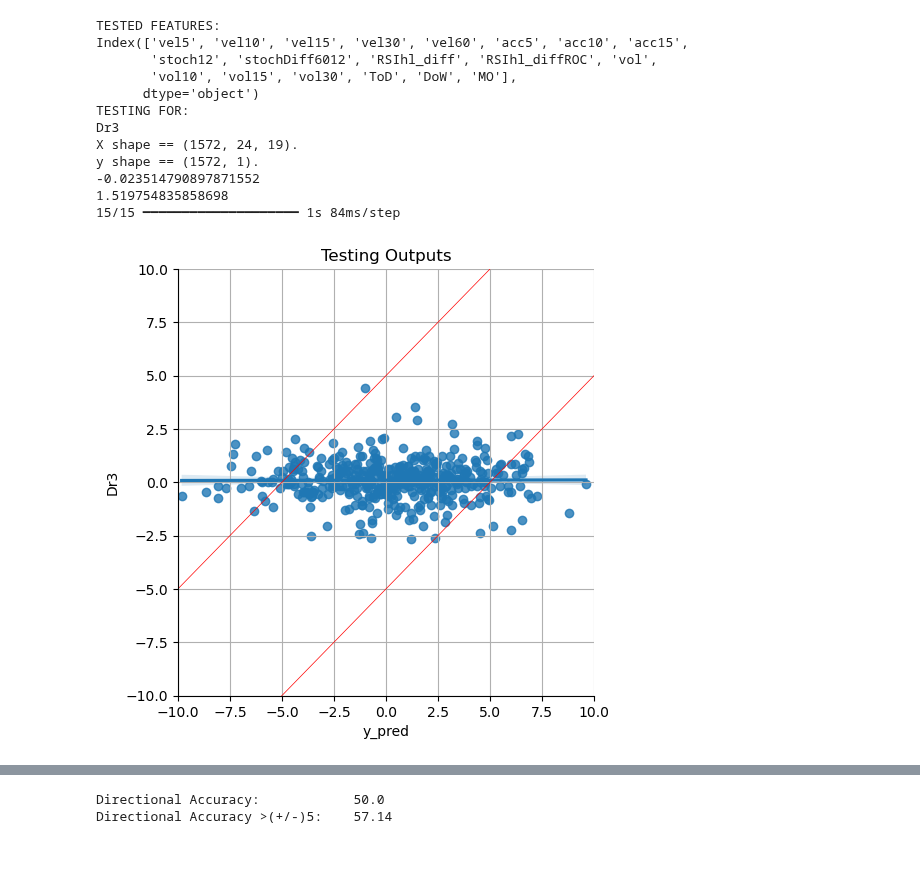
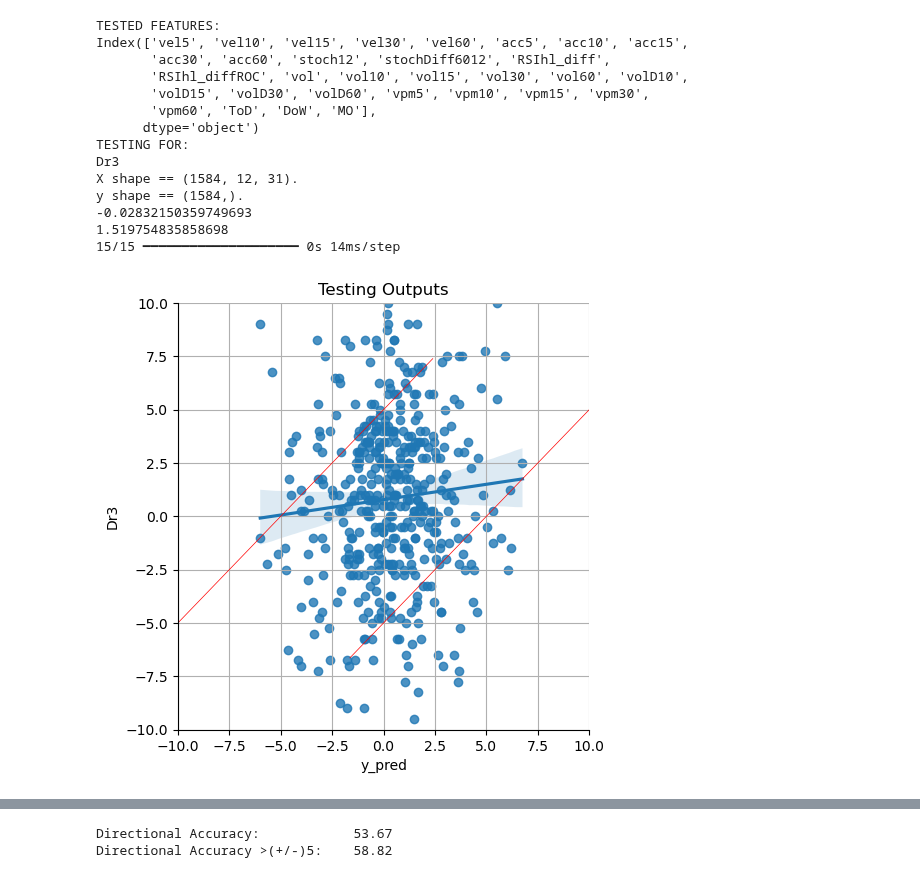
Before and after one commit to Logan-Kelsch/-ES-NN-test1, a Jupyter notebook: NN/NN_V3.0/testing_lstm.ipynb, the cells around one changed output, grey strips where cells are left out. Cells and saved outputs as stored; diff of their text form; code cells hidden in the pictures.

```diff
--- a/NN/NN_V3.0/testing_lstm.ipynb
+++ b/NN/NN_V3.0/testing_lstm.ipynb
@@ -33,7 +33,7 @@ dataTRAIN = pd.read_csv('catted_1.csv')
 
 #      'Dr1' 'Dr3' 'Mr1' 'Mr3'
 testFor = 'Dr3'
-timeSteps = 24
+timeSteps = 12
 tType = testFor[0]
 #testing random feature drops
 #TREND
@@ -52,7 +52,7 @@ dataTRAIN = dataTRAIN.drop(columns='YM_diff')
 dataTRAIN = dataTRAIN.drop(columns='NQ_diff')
 dataTRAIN = dataTRAIN.drop(columns='volNQdiff')
 dataTRAIN = dataTRAIN.drop(columns='volYMdiff')
-
+'''
 data = data.drop(columns='vol60')
 data = data.drop(columns='volD10')
 data = data.drop(columns='volD15')
@@ -77,7 +77,7 @@ dataTRAIN = dataTRAIN.drop(columns='vpm30')
 dataTRAIN = dataTRAIN.drop(columns='vpm60')
 dataTRAIN = dataTRAIN.drop(columns='acc30')
 dataTRAIN = dataTRAIN.drop(columns='acc60')
-
+'''
 
 #CALENDAR
 #--------------------------------------
@@ -154,36 +154,29 @@ X = scaler1.transform(X)
 #X = scaler3.transform(X)
 
 #setting data for LSTM
-def reformat_to_lstm(dat, time_steps=timeSteps):
+def reformat_to_lstm(X, time_steps=timeSteps):
     X_lstm, y_lstm = [], []
 
-    for i in range(time_steps, len(dat)+1):
+    for i in range(time_steps, len(X)):
         # Collect previous time_steps rows for X
-        X_lstm.append(dat[i-time_steps:i])
+        X_lstm.append(X[i-time_steps:i])
         # The corresponding y value for the last time step in the sequence
 
     X_lstm = np.array(X_lstm)
 
     return X_lstm
-#setting data for LSTM digitalScreeni code
-def screeni_to_lstm(dat, time_steps=timeSteps):
-    X_lstm, y_lstm = [], []
 
-    for i in range(time_steps, len(dat)):
-        X_lstm.append(dat[i-time_steps:i, 0:dat.shape[1]])
-        y_lstm.append(dat[i:i+1,0])
+X = reformat_to_lstm(X, timeSteps)
+y = y[timeSteps:]
+y = np.array(y)
 
-    X_lstm = np.array(X_lstm)
-    y_lstm = np.array(y_lstm)
-
-    return X_lstm, y_lstm
-
-X, y = screeni_to_lstm(X, timeSteps)
+XTRAIN = reformat_to_lstm(XTRAIN, timeSteps)
+yTRAIN = yTRAIN[timeSteps:]
+yTRAIN = np.array(yTRAIN)
 
 print('X shape == {}.'.format(X.shape))
 print('y shape == {}.'.format(y.shape))
 
-XTRAIN, yTRAIN = screeni_to_lstm(XTRAIN, timeSteps)
 
 mos = X[:, timeSteps-1, len(Xfeatures)-1].mean()
 print(mos)
@@ -197,12 +190,12 @@ def remove_zero_mo_samples(X, y):
     return X_filtered, y_filtered
 
 X, y = remove_zero_mo_samples(X, y)
-XTRAIN, yTRAIN = remove_zero_mo_samples(XTRAIN, yTRAIN)
+#XTRAIN, yTRAIN = remove_zero_mo_samples(XTRAIN, yTRAIN)
 
 mos = X[:, timeSteps-1, len(Xfeatures)-1].mean()
 print(mos)
 
-loaded_model = tf.keras.models.load_model('LSTM_Dr3_24step_7.keras')
+loaded_model = tf.keras.models.load_model('LSTM_Dr3_12step_8.keras')
 loaded_model.compile(optimizer='adam',
                   loss='mse'
                   ,metrics=['R2Score','root_mean_squared_error'])
@@ -262,37 +255,39 @@ for i in range(len(y_pred)):
         if(y_test[i]>0):
             tp+=1
         if(y_test[i]<0):
             fp+=1
         if(y_pred[i]>=5):
             if(y_test[i]>0):
                 tp5+=1
             if(y_test[i]<0):
                 fp5+=1
     if(y_pred[i]<0):
         if(y_test[i]<0):
             tn+=1
         if(y_test[i]>0):
             fn+=1
         if(y_pred[i]<=-5):
             if(y_test[i]<0):
                 tn5+=1
             if(y_test[i]>0):
                 fn5+=1
 directionalAccuracy = ((tp+tn)/(tp+fp+tn+fn))*10000//1/100
 directionalAccuracy5guess = ((tp5+tn5)/(tp5+fp5+tn5+fn5))*10000//1/100
 print('Directional Accuracy:\t\t',directionalAccuracy)
 print('Directional Accuracy >(+/-)5:\t',directionalAccuracy5guess)
 # %% [output]
 TESTED FEATURES:
 Index(['vel5', 'vel10', 'vel15', 'vel30', 'vel60', 'acc5', 'acc10', 'acc15',
-       'stoch12', 'stochDiff6012', 'RSIhl_diff', 'RSIhl_diffROC', 'vol',
-       'vol10', 'vol15', 'vol30', 'ToD', 'DoW', 'MO'],
+       'acc30', 'acc60', 'stoch12', 'stochDiff6012', 'RSIhl_diff',
+       'RSIhl_diffROC', 'vol', 'vol10', 'vol15', 'vol30', 'vol60', 'volD10',
+       'volD15', 'volD30', 'volD60', 'vpm5', 'vpm10', 'vpm15', 'vpm30',
+       'vpm60', 'ToD', 'DoW', 'MO'],
       dtype='object')
 TESTING FOR:
 Dr3
-X shape == (1572, 24, 19).
-y shape == (1572, 1).
--0.023514790897871552
+X shape == (1584, 12, 31).
+y shape == (1584,).
+-0.02832150359749693
 1.519754835858698
-15/15 ━━━━━━━━━━━━━━━━━━━━ 1s 84ms/step
+15/15 ━━━━━━━━━━━━━━━━━━━━ 0s 14ms/step
-[figure, old version]
+[figure, new version]
@@ -300,5 +295,5 @@ y shape == (1572, 1).
-Directional Accuracy:            50.0
-Directional Accuracy >(+/-)5:    57.14
+Directional Accuracy:            53.67
+Directional Accuracy >(+/-)5:    58.82
 # %%
 data.corr()
 #print(X.shape)
```
Also changed, not shown: parts of 2 cells of this notebook, 3 other files.
